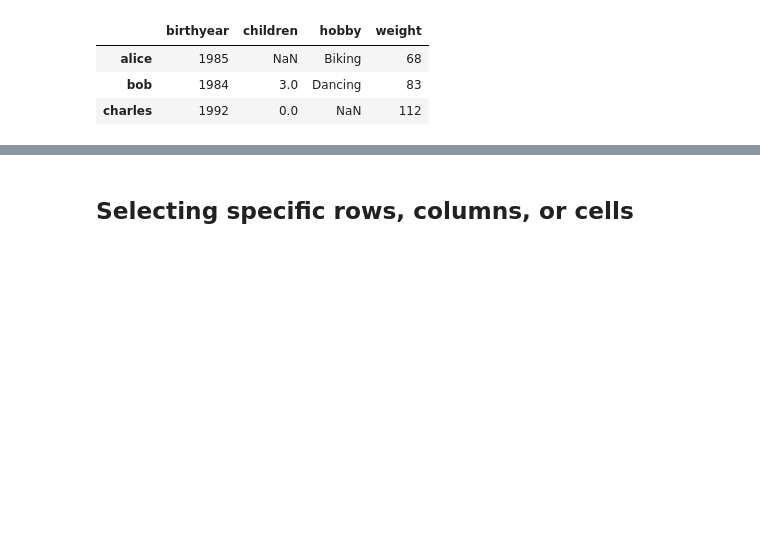
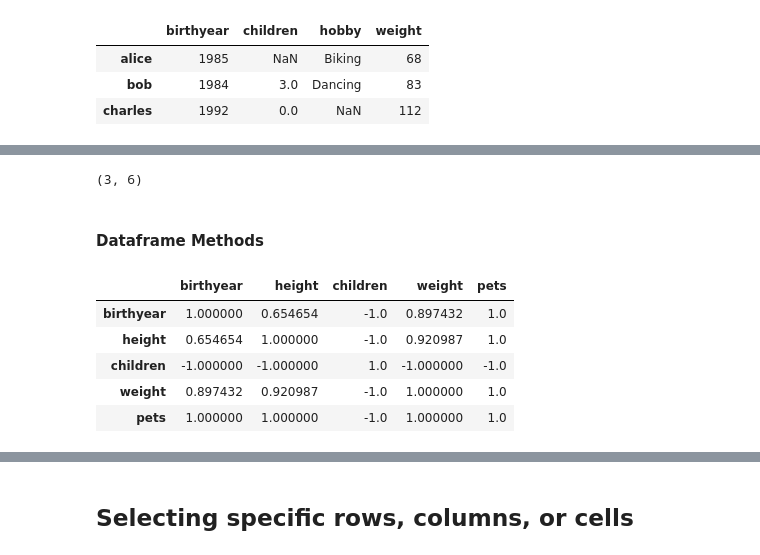
Before and after one commit to carriegardner428/cybersecurity_datascience, a Jupyter notebook: tutorials/Pandas Intro.ipynb, the cells around one changed output, grey strips where cells are left out. Drawn from its saved outputs; the diff is of its cells as text; code cells hidden in the pictures; blank space fills up the shorter version.

```diff
--- a/tutorials/Pandas Intro.ipynb
+++ b/tutorials/Pandas Intro.ipynb
@@ -169,0 +392,15 @@ people
+# %%
+people.shape
+# %% [output]
+(3, 6)
+# %% [markdown]
+#### Dataframe Methods
+# %%
+people.corr()
+# %% [output]
+|  | birthyear | height | children | weight | pets |
+| birthyear | 1.000000 | 0.654654 | -1.0 | 0.897432 | 1.0 |
+| height | 0.654654 | 1.000000 | -1.0 | 0.920987 | 1.0 |
+| children | -1.000000 | -1.000000 | 1.0 | -1.000000 | -1.0 |
+| weight | 0.897432 | 0.920987 | -1.0 | 1.000000 | 1.0 |
+| pets | 1.000000 | 1.000000 | -1.0 | 1.000000 | 1.0 |
```
Also changed, not shown: parts of 30 cells of this notebook.
